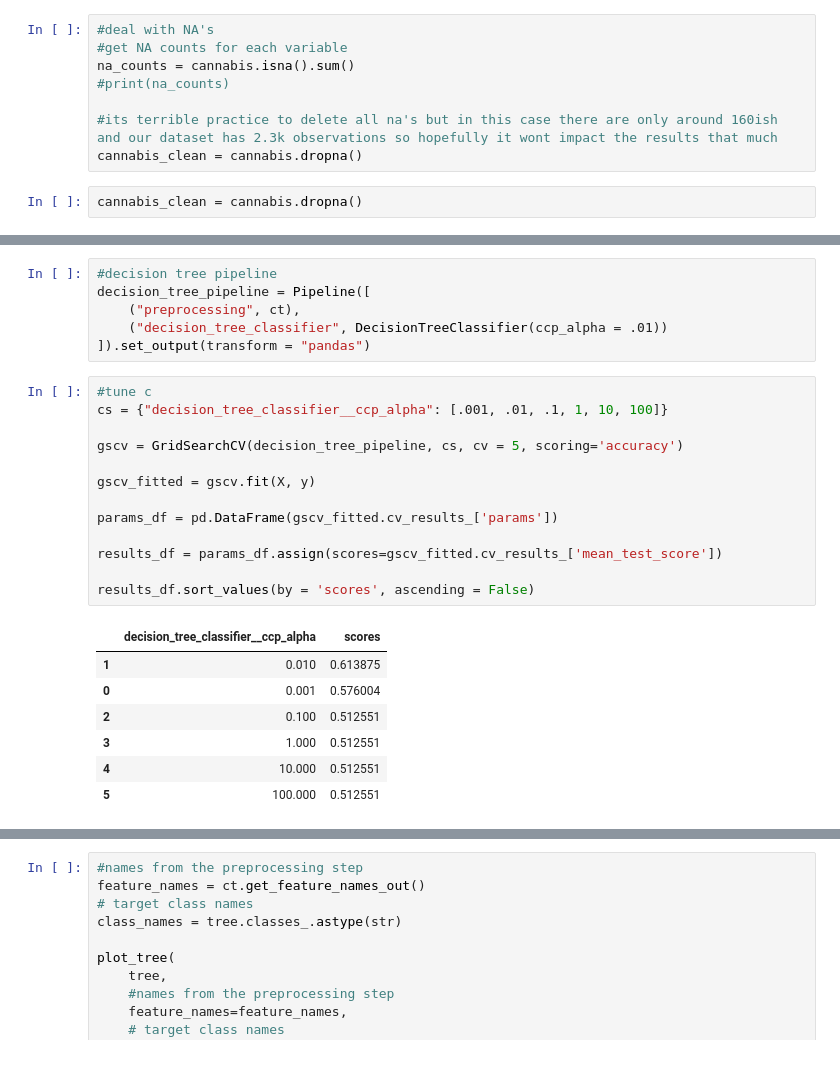
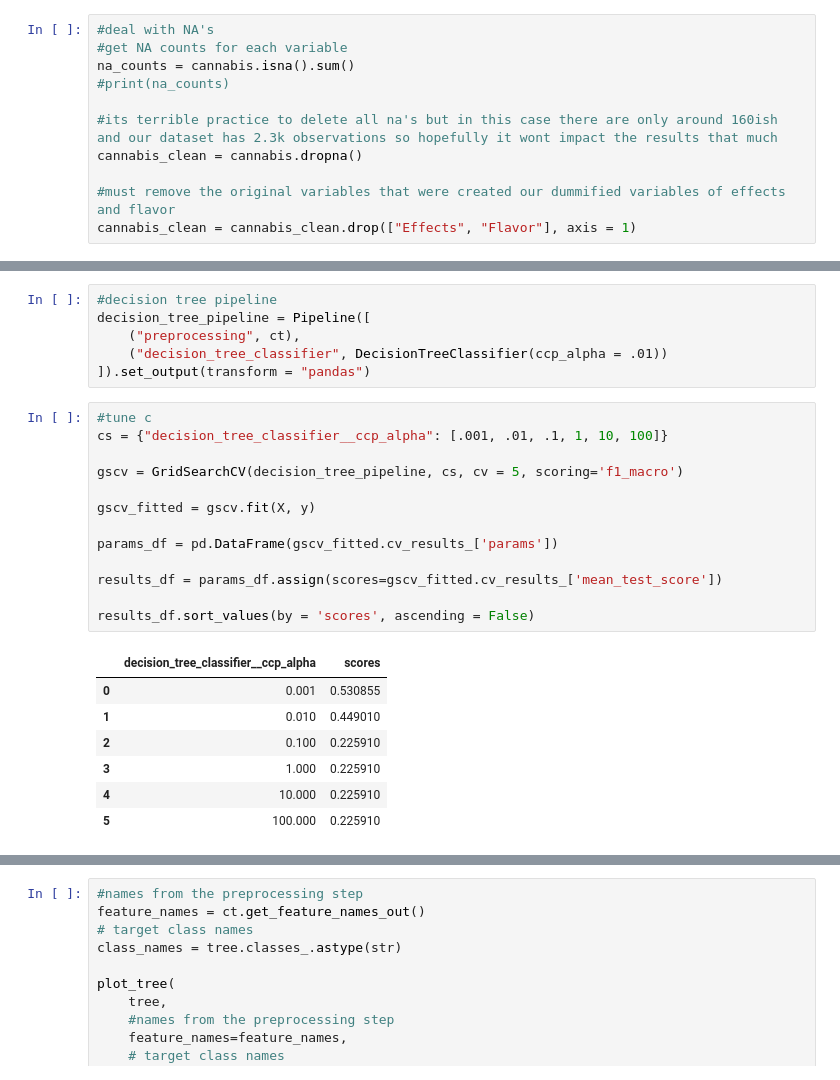
Before and after one commit to BLauf/GSB-544, a Jupyter notebook: labs/lab08/lab_08.ipynb, the cells around one changed output, grey strips where cells are left out. Cells and saved outputs as stored; diff of their text form.

```diff
--- a/labs/lab08/lab_08.ipynb
+++ b/labs/lab08/lab_08.ipynb
@@ -50,5 +62,6 @@ na_counts = cannabis.isna().sum()
 
 #its terrible practice to delete all na's but in this case there are only around 160ish and our dataset has 2.3k observations so hopefully it wont impact the results that much
 cannabis_clean = cannabis.dropna()
+
+#must remove the original variables that were created our dummified variables of effects and flavor
+cannabis_clean = cannabis_clean.drop(["Effects", "Flavor"], axis = 1)
-# %%
-cannabis_clean = cannabis.dropna()
@@ -392,24 +430,24 @@ decision_tree_pipeline = Pipeline([
 # %%
 #tune c
 cs = {"decision_tree_classifier__ccp_alpha": [.001, .01, .1, 1, 10, 100]}
 
-gscv = GridSearchCV(decision_tree_pipeline, cs, cv = 5, scoring='accuracy')
+gscv = GridSearchCV(decision_tree_pipeline, cs, cv = 5, scoring='f1_macro')
 
 gscv_fitted = gscv.fit(X, y)
 
 params_df = pd.DataFrame(gscv_fitted.cv_results_['params'])
 
 results_df = params_df.assign(scores=gscv_fitted.cv_results_['mean_test_score'])
 
 results_df.sort_values(by = 'scores', ascending = False)
 # %% [output]
 |  | decision_tree_classifier__ccp_alpha | scores |
-| 1 | 0.010 | 0.613875 |
-| 0 | 0.001 | 0.576004 |
-| 2 | 0.100 | 0.512551 |
-| 3 | 1.000 | 0.512551 |
-| 4 | 10.000 | 0.512551 |
-| 5 | 100.000 | 0.512551 |
+| 0 | 0.001 | 0.530855 |
+| 1 | 0.010 | 0.449010 |
+| 2 | 0.100 | 0.225910 |
+| 3 | 1.000 | 0.225910 |
+| 4 | 10.000 | 0.225910 |
+| 5 | 100.000 | 0.225910 |
 # %%
 #fit tree
 decision_tree_pipeline.fit(X,y)
```
Also changed, not shown: parts of 63 cells of this notebook, 1 other file.
